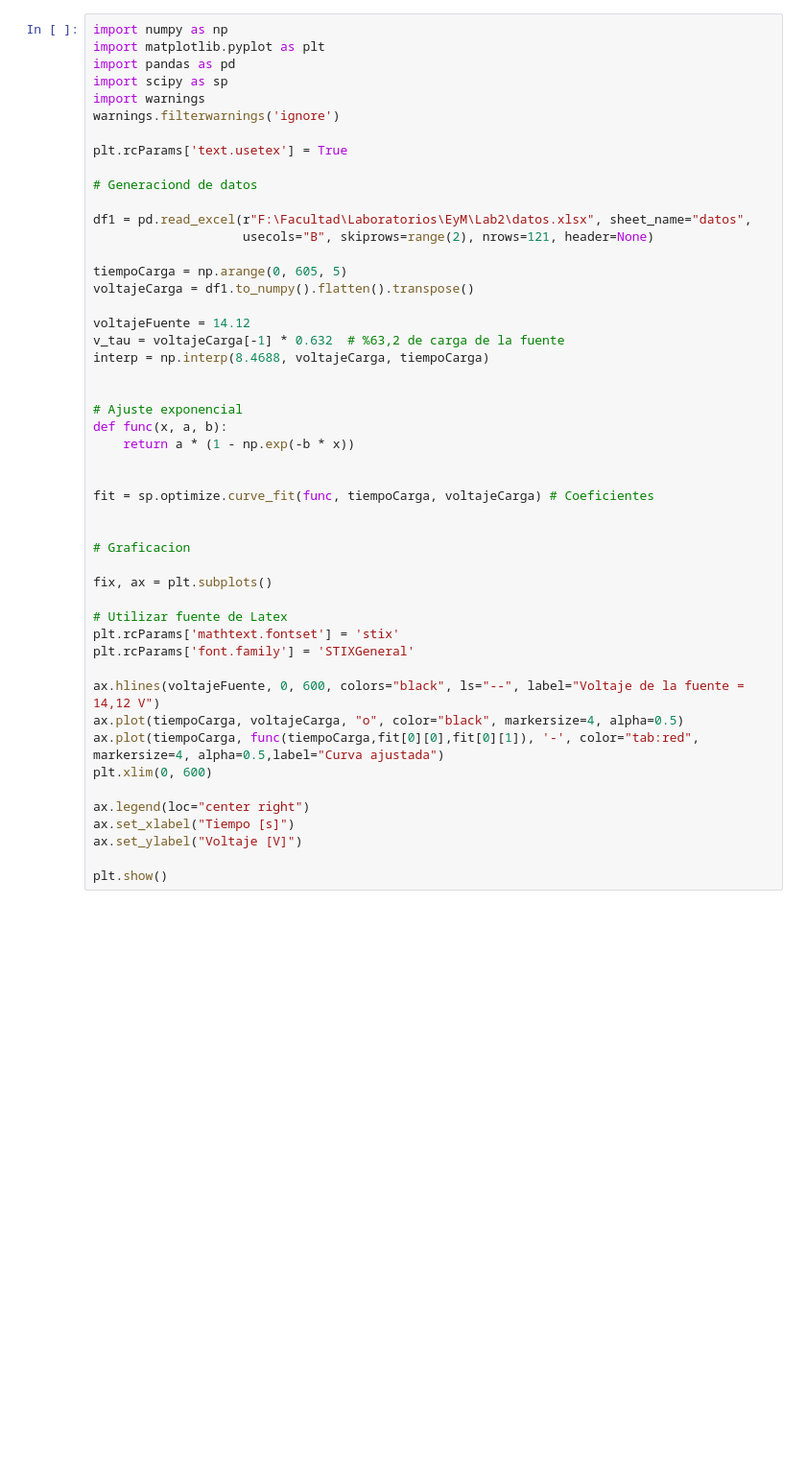
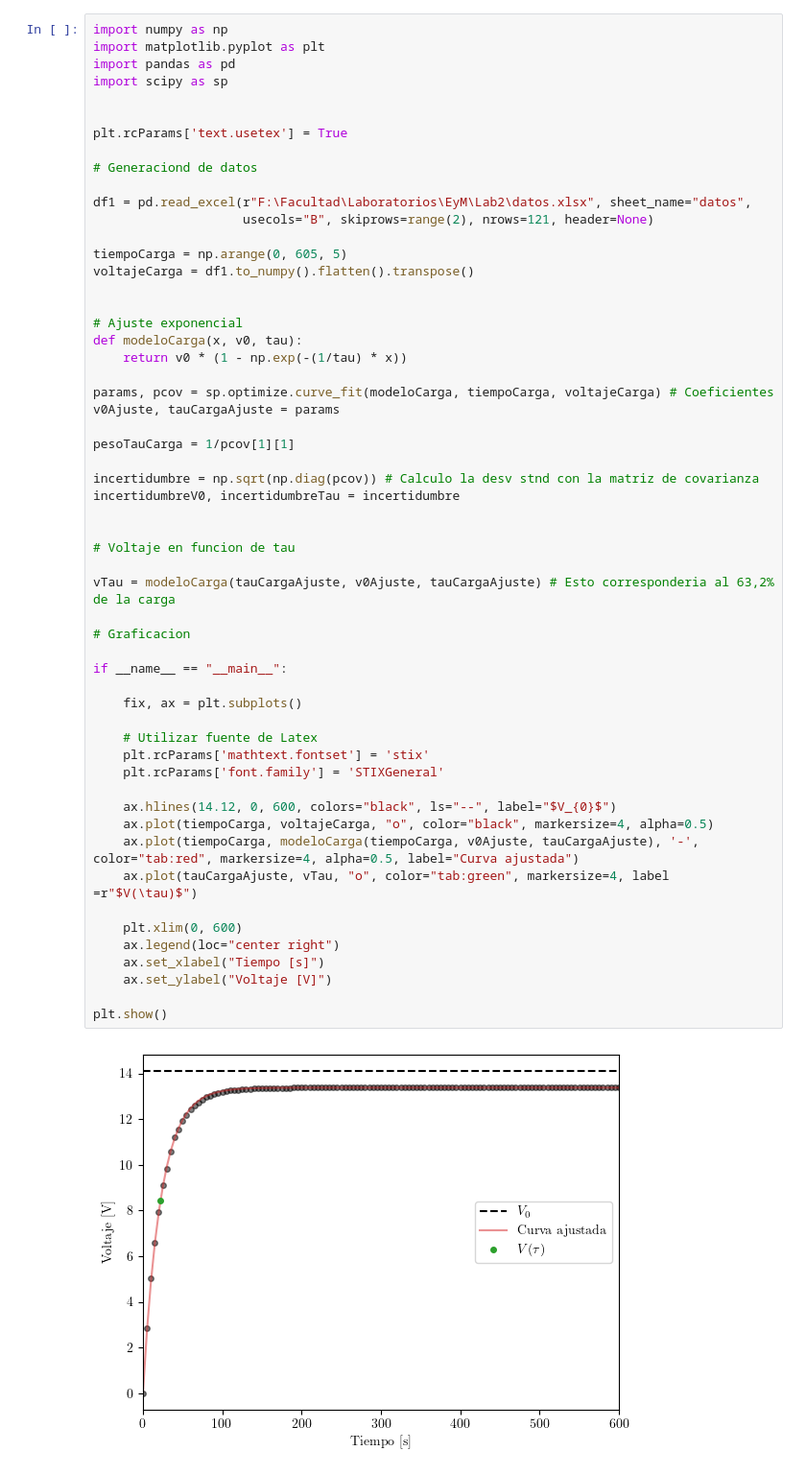
Before and after one commit to ivansolich/lab-eym, a Jupyter notebook: lab2/lab2.ipynb, the cells around one changed output. Shown at 96% size. Drawn from its saved outputs; the diff is of its cells as text; blank space fills up the shorter version.

```diff
--- a/lab2/lab2.ipynb
+++ b/lab2/lab2.ipynb
@@ -1,49 +3,58 @@
 # %%
 import numpy as np
 import matplotlib.pyplot as plt
 import pandas as pd
 import scipy as sp
-import warnings
-warnings.filterwarnings('ignore')
+
 
 plt.rcParams['text.usetex'] = True
 
 # Generaciond de datos
 
 df1 = pd.read_excel(r"F:\Facultad\Laboratorios\EyM\Lab2\datos.xlsx", sheet_name="datos",
                     usecols="B", skiprows=range(2), nrows=121, header=None)
 
 tiempoCarga = np.arange(0, 605, 5)
 voltajeCarga = df1.to_numpy().flatten().transpose()
 
-voltajeFuente = 14.12
-v_tau = voltajeCarga[-1] * 0.632  # %63,2 de carga de la fuente
-interp = np.interp(8.4688, voltajeCarga, tiempoCarga)
+
+# Ajuste exponencial
+def modeloCarga(x, v0, tau):
+    return v0 * (1 - np.exp(-(1/tau) * x))
+
+params, pcov = sp.optimize.curve_fit(modeloCarga, tiempoCarga, voltajeCarga) # Coeficientes
+v0Ajuste, tauCargaAjuste = params
+
+pesoTauCarga = 1/pcov[1][1]
+
+incertidumbre = np.sqrt(np.diag(pcov)) # Calculo la desv stnd con la matriz de covarianza
+incertidumbreV0, incertidumbreTau = incertidumbre
 
 
-# Ajuste exponencial
-def func(x, a, b):
-    return a * (1 - np.exp(-b * x))
+# Voltaje en funcion de tau
 
-
-fit = sp.optimize.curve_fit(func, tiempoCarga, voltajeCarga) # Coeficientes
-
+vTau = modeloCarga(tauCargaAjuste, v0Ajuste, tauCargaAjuste) # Esto corresponderia al 63,2% de la carga
 
 # Graficacion
 
-fix, ax = plt.subplots()
+if __name__ == "__main__":
 
-# Utilizar fuente de Latex
-plt.rcParams['mathtext.fontset'] = 'stix'
-plt.rcParams['font.family'] = 'STIXGeneral'
+    fix, ax = plt.subplots()
 
-ax.hlines(voltajeFuente, 0, 600, colors="black", ls="--", label="Voltaje de la fuente = 14,12 V")
-ax.plot(tiempoCarga, voltajeCarga, "o", color="black", markersize=4, alpha=0.5)
-ax.plot(tiempoCarga, func(tiempoCarga,fit[0][0],fit[0][1]), '-', color="tab:red", markersize=4, alpha=0.5,label="Curva ajustada")
-plt.xlim(0, 600)
+    # Utilizar fuente de Latex
+    plt.rcParams['mathtext.fontset'] = 'stix'
+    plt.rcParams['font.family'] = 'STIXGeneral'
 
-ax.legend(loc="center right")
-ax.set_xlabel("Tiempo [s]")
-ax.set_ylabel("Voltaje [V]")
+    ax.hlines(14.12, 0, 600, colors="black", ls="--", label="$V_{0}$")
+    ax.plot(tiempoCarga, voltajeCarga, "o", color="black", markersize=4, alpha=0.5)
+    ax.plot(tiempoCarga, modeloCarga(tiempoCarga, v0Ajuste, tauCargaAjuste), '-', color="tab:red", markersize=4, alpha=0.5, label="Curva ajustada")
+    ax.plot(tauCargaAjuste, vTau, "o", color="tab:green", markersize=4, label =r"$V(\tau)$")
+
+    plt.xlim(0, 600)
+    ax.legend(loc="center right")
+    ax.set_xlabel("Tiempo [s]")
+    ax.set_ylabel("Voltaje [V]")
 
 plt.show()
+# %% [output]
+[figure, added]
```
Also changed, not shown: parts of 7 cells of this notebook, 1 other file.
